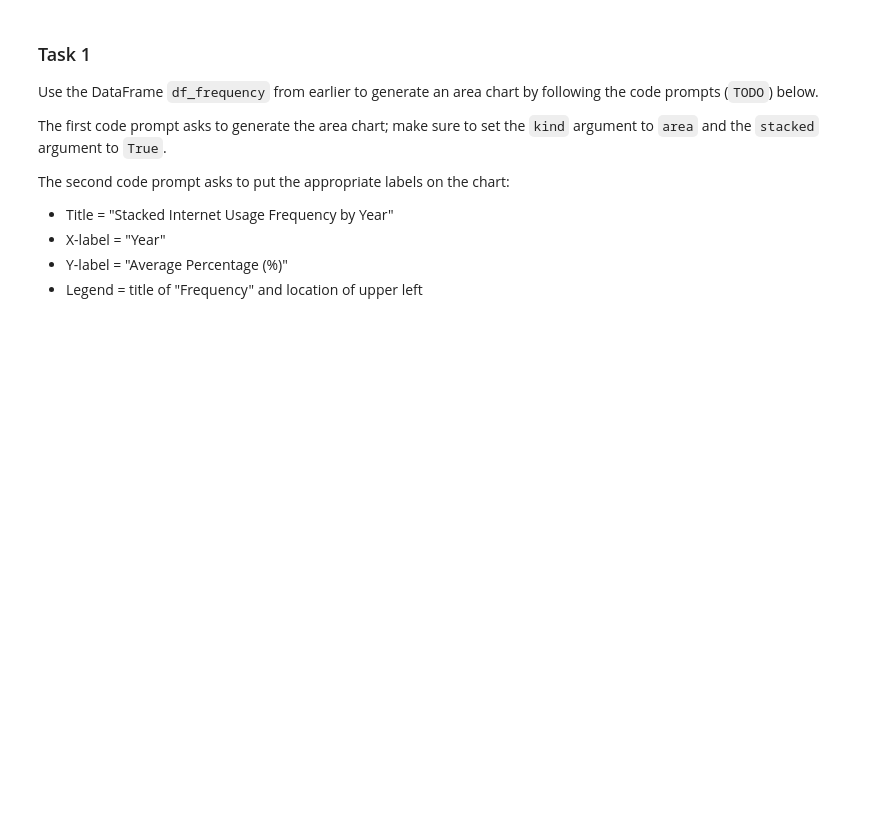
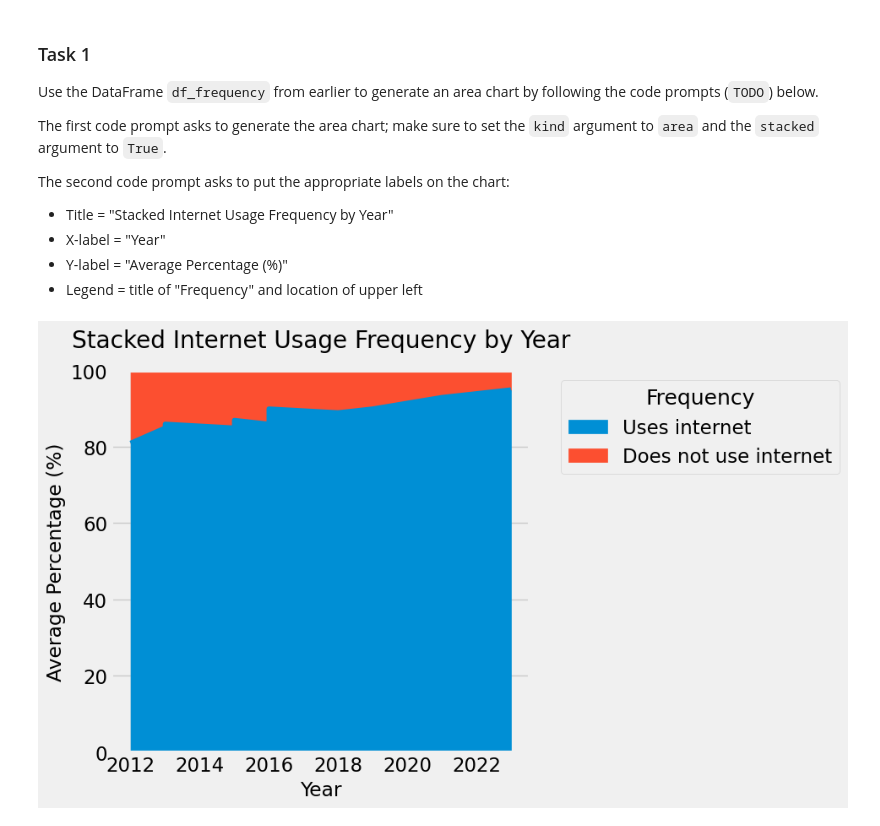
Before and after one commit to yuri-spizhovyi-mit/ET6-ML, a Jupyter notebook: Session1__data_analysis/notebooks/DataVisualization_HW1_Assignment.ipynb, the cells around one changed output. Drawn from its saved outputs; the diff is of its cells as text; code cells hidden in the pictures; blank space fills up the shorter version.

```diff
--- a/Session1__data_analysis/notebooks/DataVisualization_HW1_Assignment.ipynb
+++ b/Session1__data_analysis/notebooks/DataVisualization_HW1_Assignment.ipynb
@@ -309,0 +352,14 @@ with plt.style.context('fivethirtyeight'):
+# %%
+df_plot = df_usage.set_index("Year")
+with plt.style.context('fivethirtyeight'):
+    # TODO: Create stacked bar plot
+    ax = df_plot.plot(kind='area', stacked=True, figsize=(10,6))
+    # TODO: Add appropriate labels
+    plt.title("Stacked Internet Usage Frequency by Year", pad=20)
+    plt.xlabel("Year")
+    plt.ylim(0, 100)
+    plt.ylabel("Average Percentage (%)")
+    plt.legend(title="Frequency", bbox_to_anchor=(1.05, 1), loc='upper left')
+    plt.tight_layout()
+# %% [output]
+[figure, added]
```
Also changed, not shown: parts of 11 cells of this notebook.
